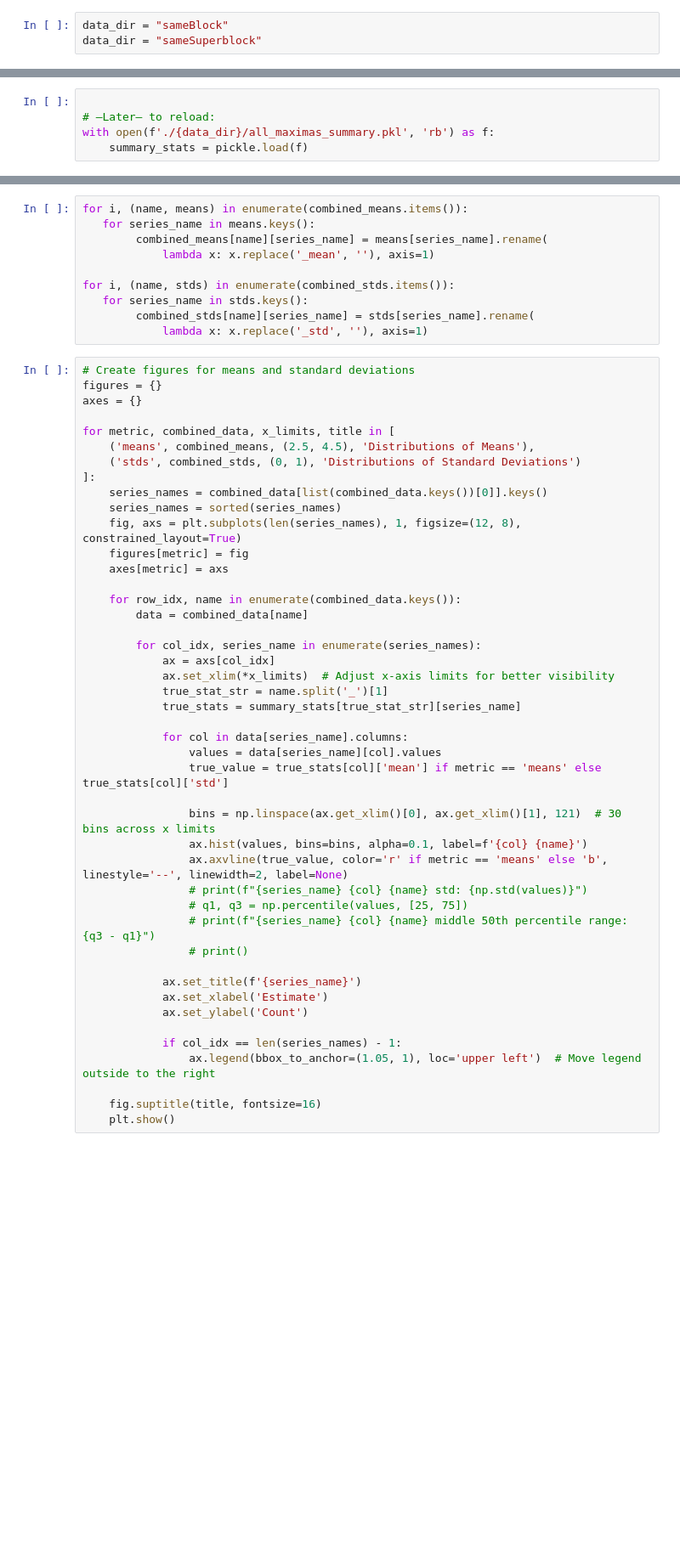
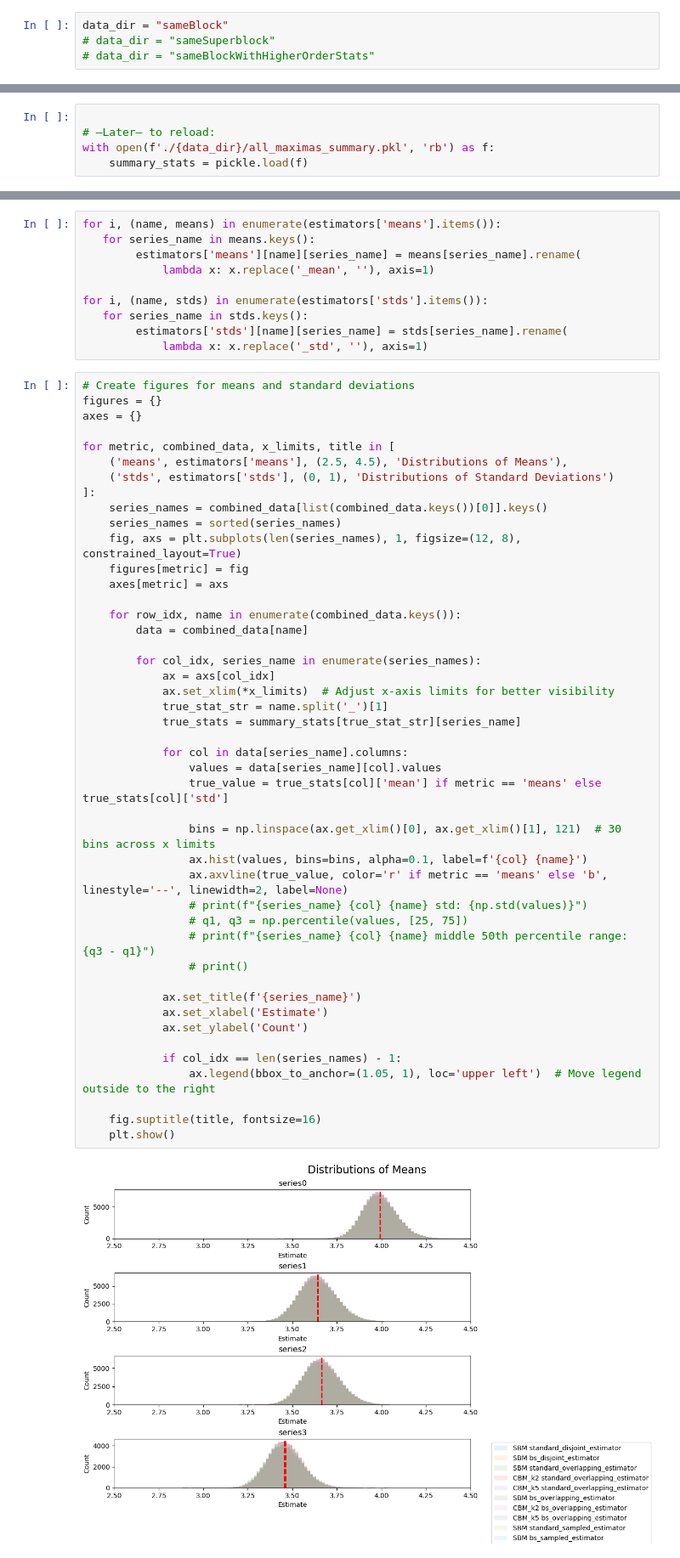
Before and after one commit to vincentdenoel/Nick-Cooke-Mayne, a Jupyter notebook: read_maximas_data.ipynb, the cells around one changed output, grey strips where cells are left out. Shown at 85% size. Saved outputs shown, nothing was run; the diff lists cells and outputs as text; blank space fills up the shorter version.

Commit message:
Moving new pkl estimators to folder

```diff
--- a/read_maximas_data.ipynb
+++ b/read_maximas_data.ipynb
@@ -11,5 +14,6 @@ import os
 # %%
 data_dir = "sameBlock"
-data_dir = "sameSuperblock"
+# data_dir = "sameSuperblock"
+# data_dir = "sameBlockWithHigherOrderStats"
 # %%
 # —Later— to load:
@@ -123,12 +198,12 @@ plt.show()
 # %%
-for i, (name, means) in enumerate(combined_means.items()):
+for i, (name, means) in enumerate(estimators['means'].items()):
    for series_name in means.keys():
-        combined_means[name][series_name] = means[series_name].rename(
+        estimators['means'][name][series_name] = means[series_name].rename(
             lambda x: x.replace('_mean', ''), axis=1)
 
-for i, (name, stds) in enumerate(combined_stds.items()):
+for i, (name, stds) in enumerate(estimators['stds'].items()):
    for series_name in stds.keys():
-        combined_stds[name][series_name] = stds[series_name].rename(
+        estimators['stds'][name][series_name] = stds[series_name].rename(
             lambda x: x.replace('_std', ''), axis=1)
 # %%
 # Create figures for means and standard deviations
@@ -136,8 +211,8 @@ figures = {}
 axes = {}
 
 for metric, combined_data, x_limits, title in [
-    ('means', combined_means, (2.5, 4.5), 'Distributions of Means'),
-    ('stds', combined_stds, (0, 1), 'Distributions of Standard Deviations')
+    ('means', estimators['means'], (2.5, 4.5), 'Distributions of Means'),
+    ('stds', estimators['stds'], (0, 1), 'Distributions of Standard Deviations')
 ]:
     series_names = combined_data[list(combined_data.keys())[0]].keys()
     series_names = sorted(series_names)
@@ -148,30 +223,32 @@ for metric, combined_data, x_limits, title in [
     for row_idx, name in enumerate(combined_data.keys()):
         data = combined_data[name]
 
         for col_idx, series_name in enumerate(series_names):
             ax = axs[col_idx]
             ax.set_xlim(*x_limits)  # Adjust x-axis limits for better visibility
             true_stat_str = name.split('_')[1]
             true_stats = summary_stats[true_stat_str][series_name]
 
             for col in data[series_name].columns:
                 values = data[series_name][col].values
                 true_value = true_stats[col]['mean'] if metric == 'means' else true_stats[col]['std']
 
                 bins = np.linspace(ax.get_xlim()[0], ax.get_xlim()[1], 121)  # 30 bins across x limits
                 ax.hist(values, bins=bins, alpha=0.1, label=f'{col} {name}')
                 ax.axvline(true_value, color='r' if metric == 'means' else 'b', linestyle='--', linewidth=2, label=None)
                 # print(f"{series_name} {col} {name} std: {np.std(values)}")
                 # q1, q3 = np.percentile(values, [25, 75])
                 # print(f"{series_name} {col} {name} middle 50th percentile range: {q3 - q1}")
                 # print()
 
             ax.set_title(f'{series_name}')
             ax.set_xlabel('Estimate')
             ax.set_ylabel('Count')
 
             if col_idx == len(series_names) - 1:
                 ax.legend(bbox_to_anchor=(1.05, 1), loc='upper left')  # Move legend outside to the right
 
     fig.suptitle(title, fontsize=16)
     plt.show()
+# %% [output]
+[figure, added]
```
Also changed, not shown: parts of 7 cells of this notebook, 8 other files.
